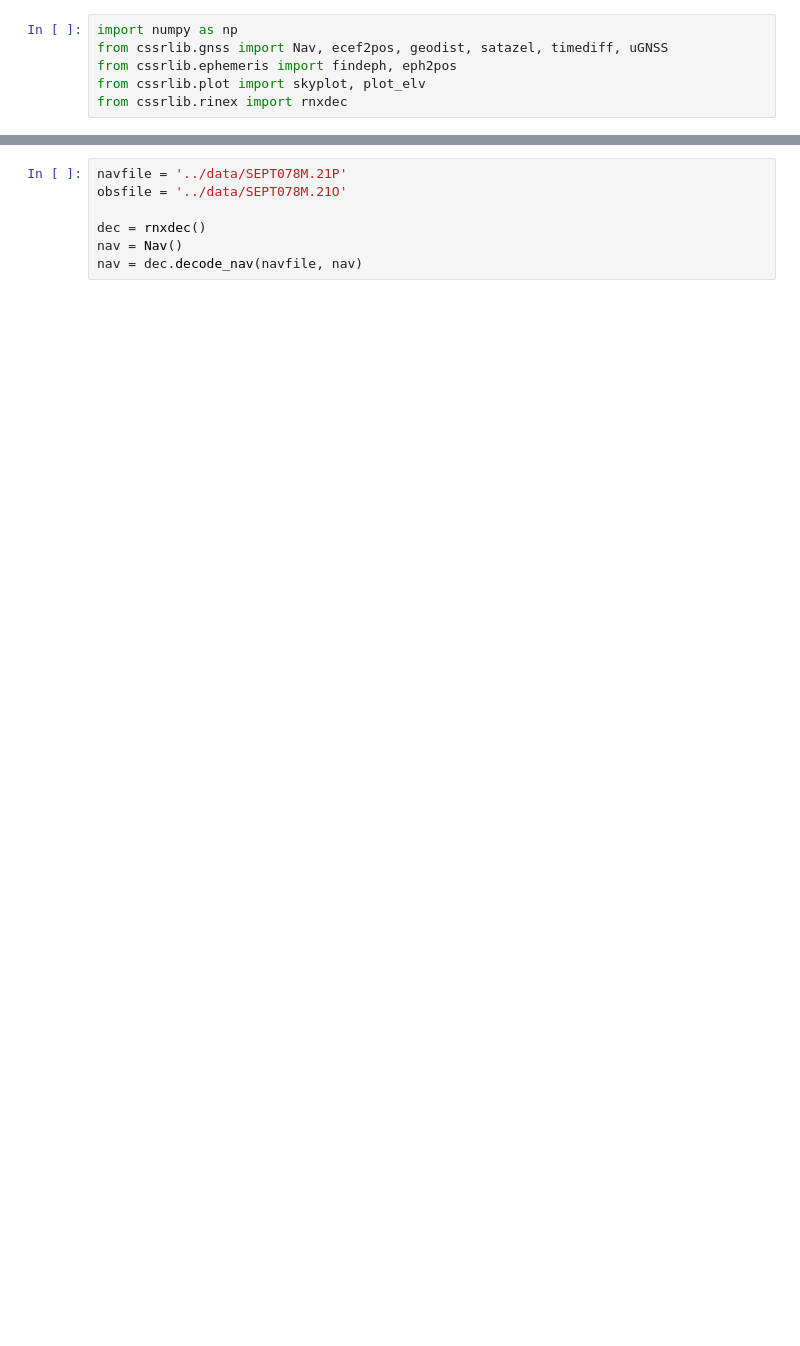
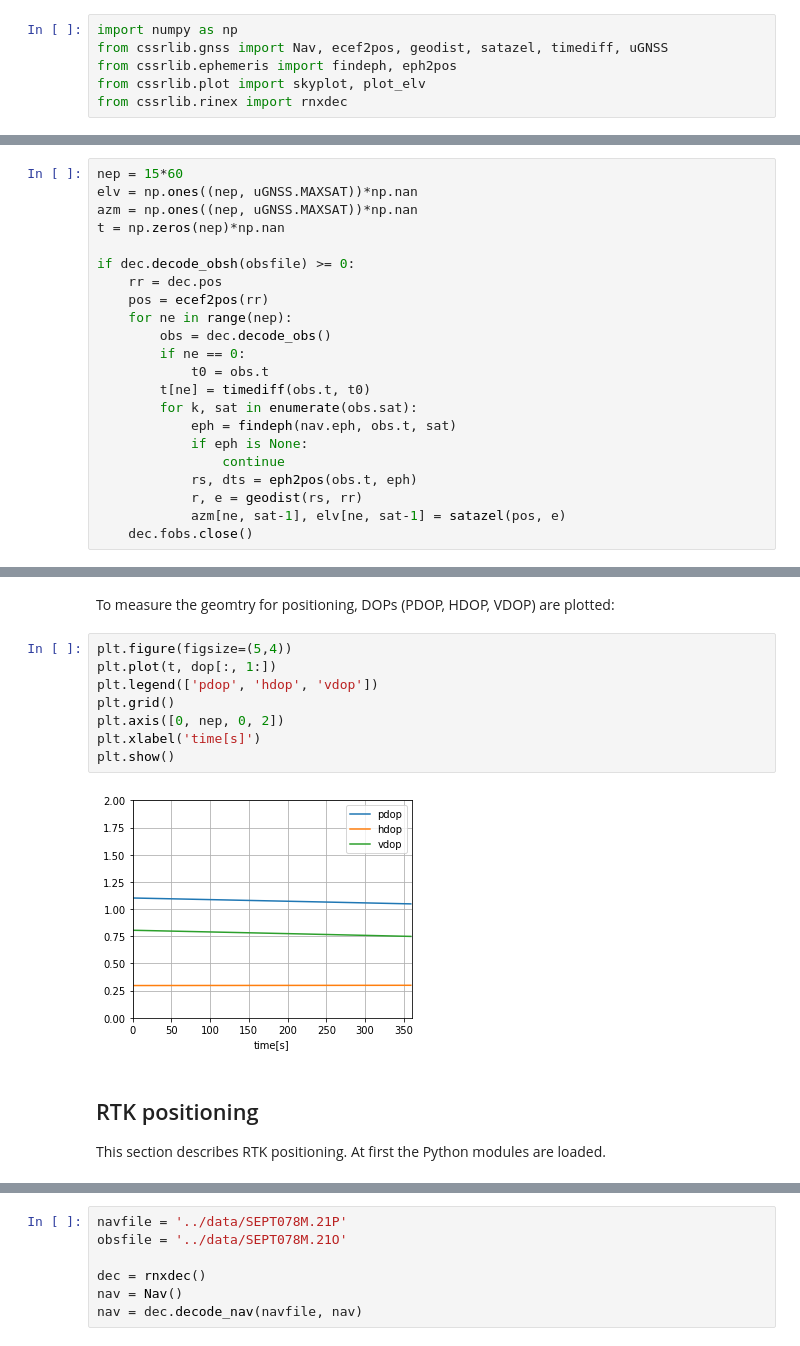
Before and after one commit to hirokawa/cssrlib-data, a Jupyter notebook: tutorials/ch1.ipynb, the cells around one changed output, grey strips where cells are left out. Drawn from its saved outputs; the diff is of its cells as text; blank space fills up the shorter version.

```diff
--- a/tutorials/ch1.ipynb
+++ b/tutorials/ch1.ipynb
@@ -151,0 +164,22 @@ from cssrlib.rinex import rnxdec
+# %%
+nep = 15*60
+elv = np.ones((nep, uGNSS.MAXSAT))*np.nan
+azm = np.ones((nep, uGNSS.MAXSAT))*np.nan
+t = np.zeros(nep)*np.nan
+
+if dec.decode_obsh(obsfile) >= 0:
+    rr = dec.pos
+    pos = ecef2pos(rr)
+    for ne in range(nep):
+        obs = dec.decode_obs()
+        if ne == 0:
+            t0 = obs.t
+        t[ne] = timediff(obs.t, t0)
+        for k, sat in enumerate(obs.sat):
+            eph = findeph(nav.eph, obs.t, sat)
+            if eph is None:
+                continue
+            rs, dts = eph2pos(obs.t, eph)
+            r, e = geodist(rs, rr)
+            azm[ne, sat-1], elv[ne, sat-1] = satazel(pos, e)
+    dec.fobs.close()
@@ -151,0 +254,16 @@ from cssrlib.rinex import rnxdec
+# %% [markdown]
+To measure the geomtry for positioning, DOPs (PDOP, HDOP, VDOP) are plotted:
+# %%
+plt.figure(figsize=(5,4))
+plt.plot(t, dop[:, 1:])
+plt.legend(['pdop', 'hdop', 'vdop'])
+plt.grid()
+plt.axis([0, nep, 0, 2])
+plt.xlabel('time[s]')
+plt.show()
+# %% [output]
+[figure, added]
+# %% [markdown]
+## RTK positioning
+
+This section describes RTK positioning. At first the Python modules are loaded.
```
Also changed, not shown: parts of 63 cells of this notebook.
